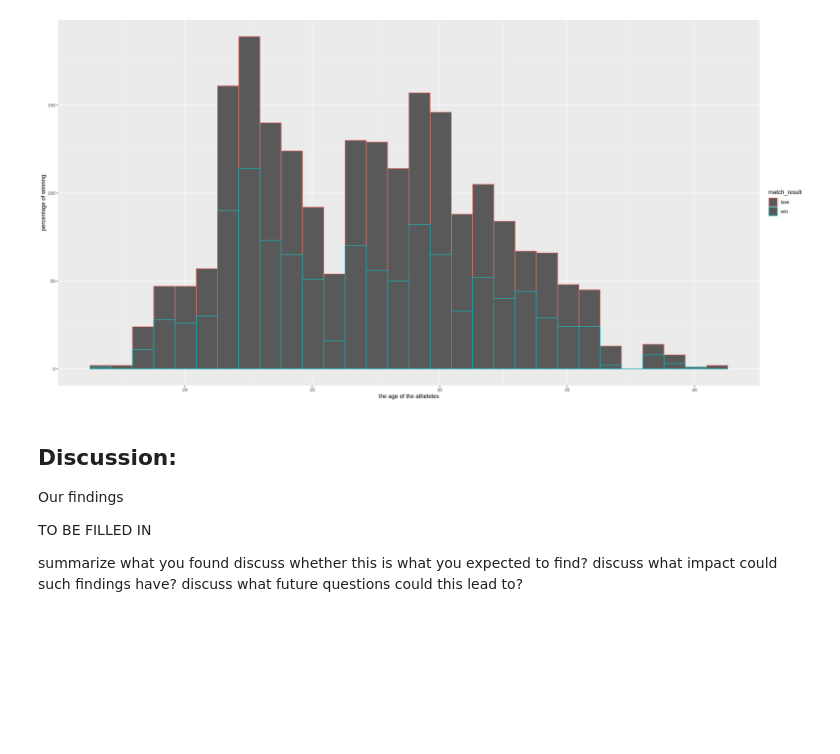
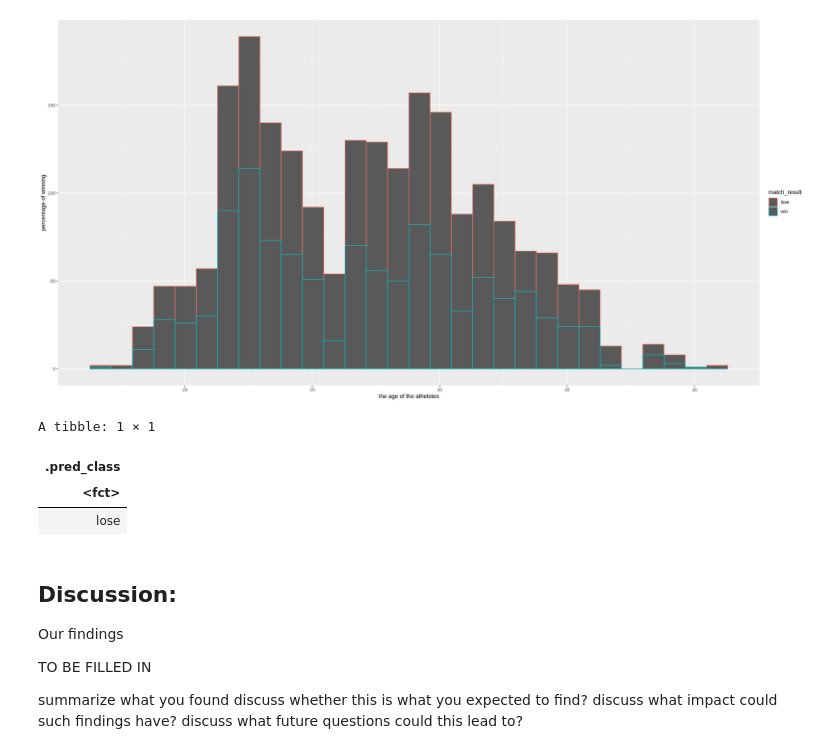
Before and after one commit to bearmohawk/DSCI-100-2022_autumn-Group-37, a Jupyter notebook: Project report Group 37-Copy1.ipynb, the cells around one changed output. Cells and saved outputs as stored; diff of their text form; code cells hidden in the pictures; blank space fills up the shorter version.

```diff
--- a/Project report Group 37-Copy1.ipynb
+++ b/Project report Group 37-Copy1.ipynb
@@ -281,6 +281,17 @@ relation_age
 # %% [output]
 `stat_bin()` using `bins = 30`. Pick better value with `binwidth`.
 [figure]
+# %%
+new_obs <- tibble(ht = 180, age = 30)
+
+obs_prediction <- predict(knn_fit, new_obs)
+
+obs_prediction
+# %% [output]
+A tibble: 1 × 1
+| .pred_class |
+| <fct> |
+| lose |
 # %% [markdown]
 ## Discussion:
 
```
